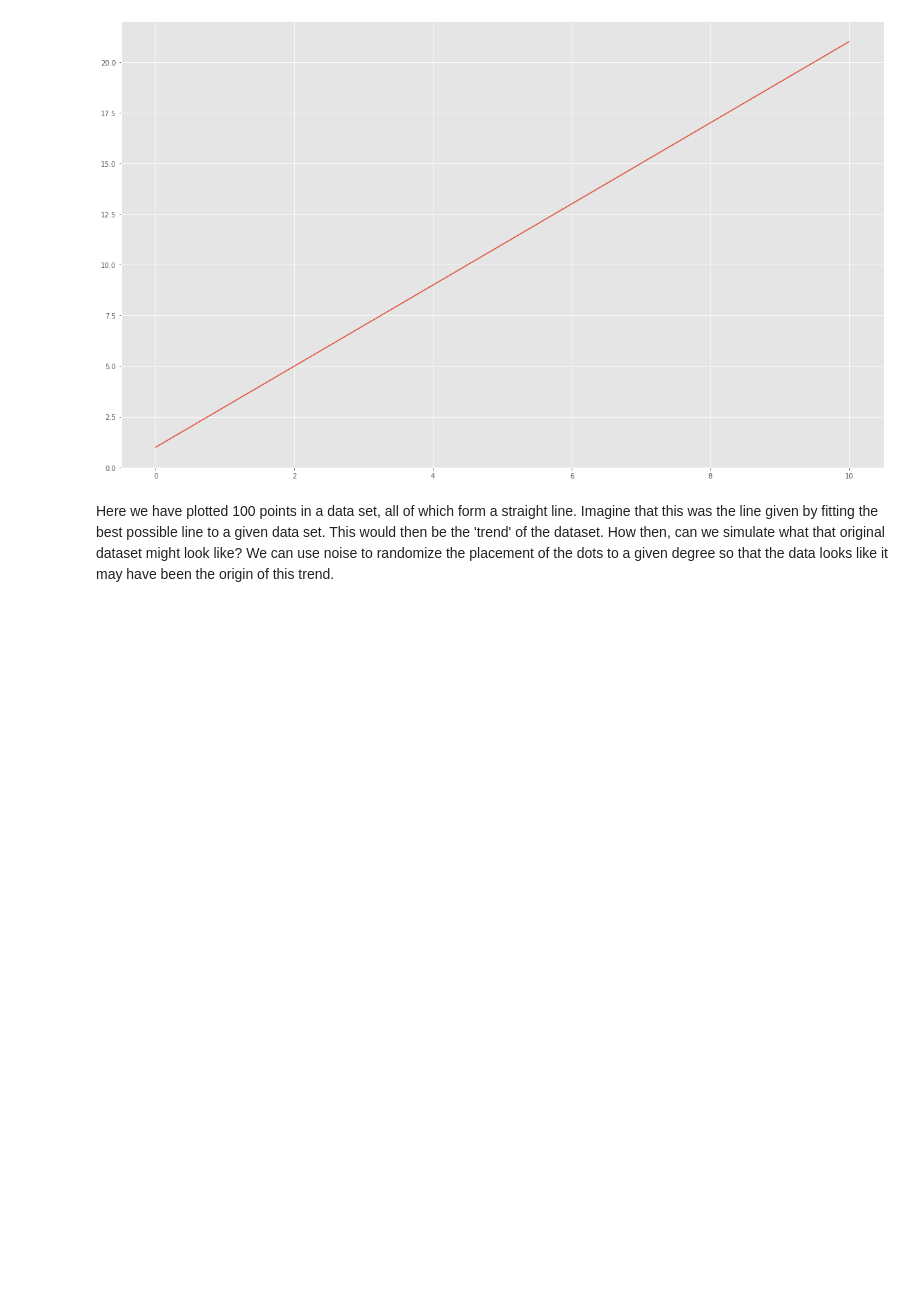
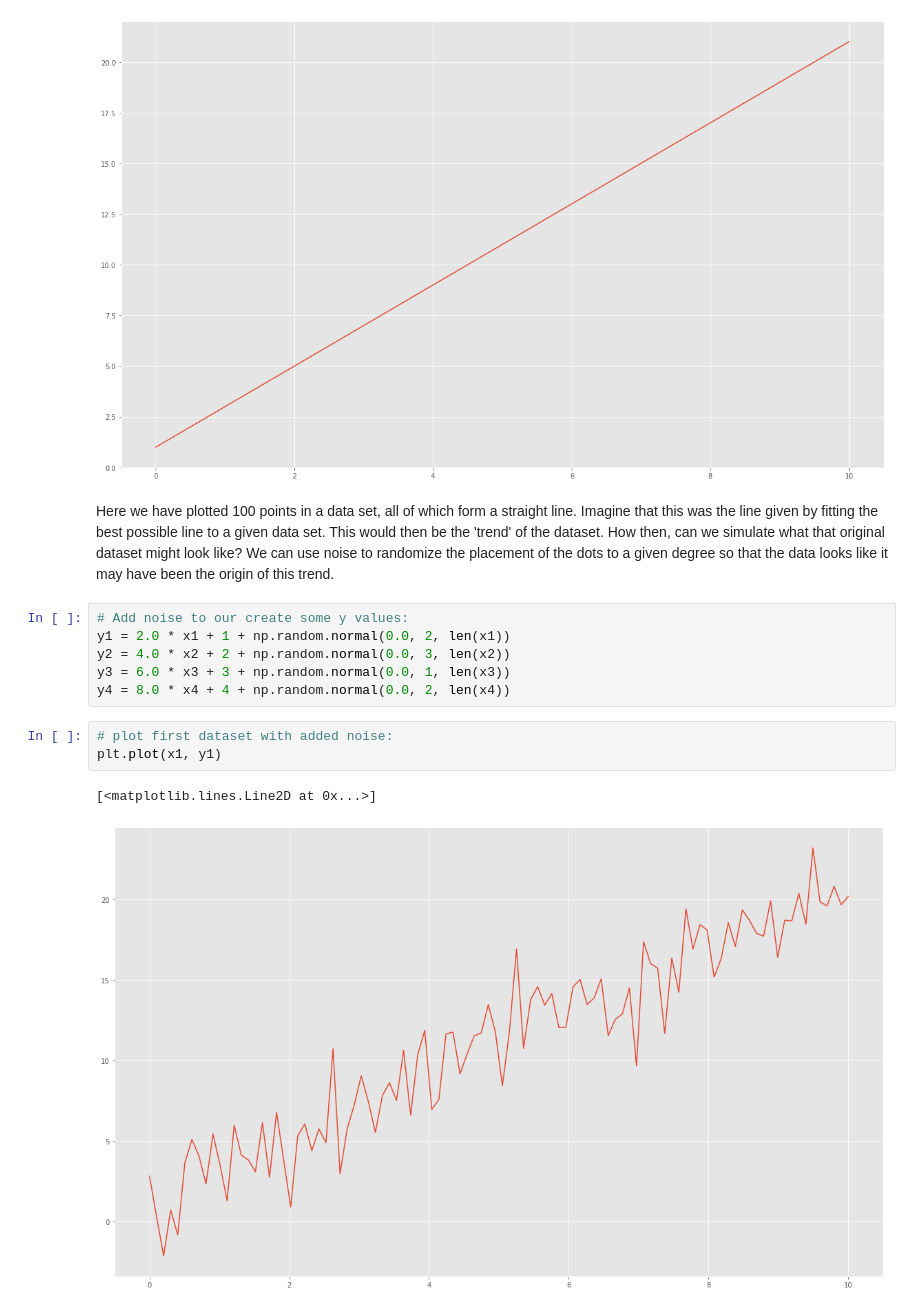
Before and after one commit to Crash-Bandicode/Tasks, a Jupyter notebook: Tasks.ipynb, the cells around one changed output. Saved outputs shown, nothing was run; the diff lists cells and outputs as text; blank space fills up the shorter version.

Commit message:
Added noise to y values. PLotted (x1, y1) with added noise. Got line, plotted again with dots

```diff
--- a/Tasks.ipynb
+++ b/Tasks.ipynb
@@ -598,3 +598,15 @@ plt.plot(x1, y1)
 [figure]
 # %% [markdown]
 Here we have plotted 100 points in a data set, all of which form a straight line. Imagine that this was the line given by fitting the best possible line to a given data set. This would then be the 'trend' of the dataset. How then, can we simulate what that original dataset might look like? We can use noise to randomize the placement of the dots to a given degree so that the data looks like it may have been the origin of this trend.
+# %%
+# Add noise to our create some y values:
+y1 = 2.0 * x1 + 1 + np.random.normal(0.0, 2, len(x1))
+y2 = 4.0 * x2 + 2 + np.random.normal(0.0, 3, len(x2))
+y3 = 6.0 * x3 + 3 + np.random.normal(0.0, 1, len(x3))
+y4 = 8.0 * x4 + 4 + np.random.normal(0.0, 2, len(x4))
+# %%
+# plot first dataset with added noise:
+plt.plot(x1, y1)
+# %% [output]
+[<matplotlib.lines.Line2D at 0x...>]
+[figure, added]
```
Also changed, not shown: parts of 2 cells of this notebook.
